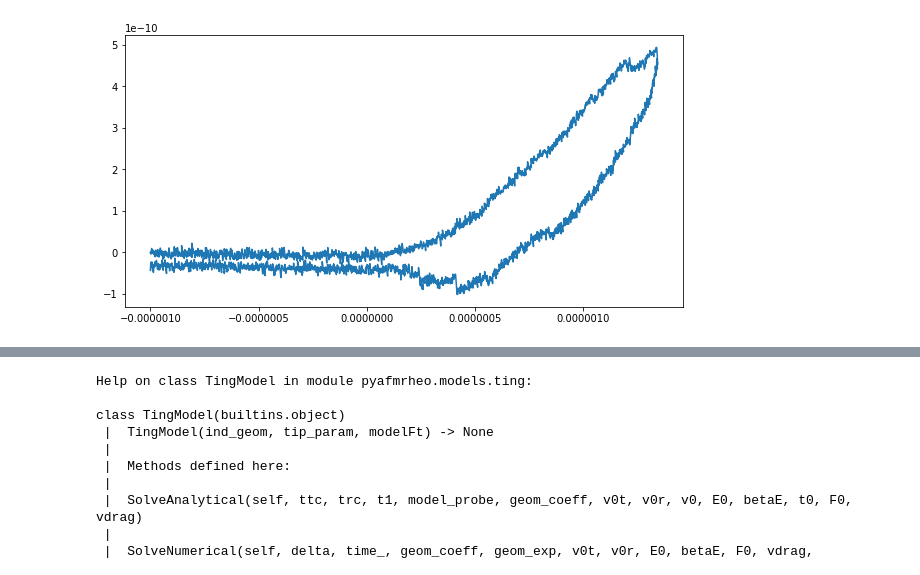
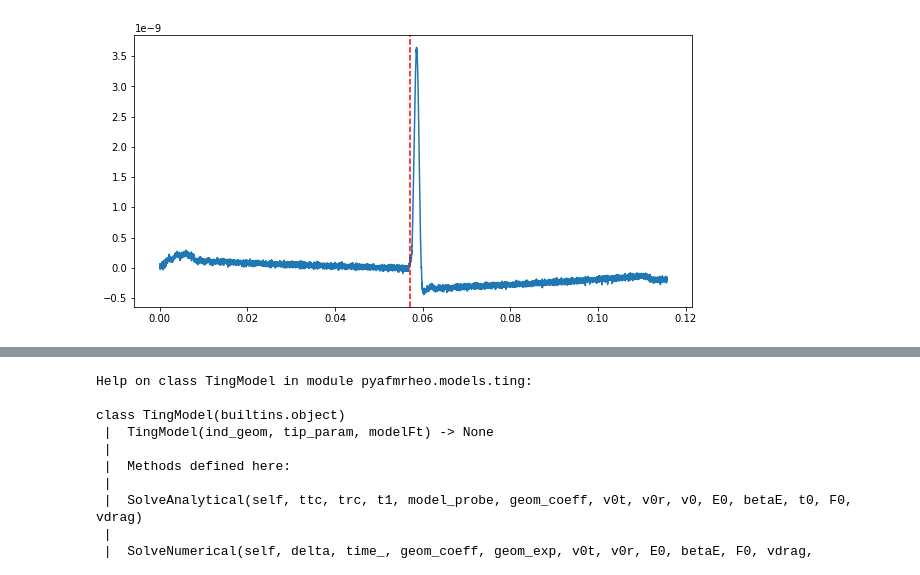
Before and after one commit to jlopezalo/PyFMRheo, a Jupyter notebook: examples/Ting Models Example.ipynb, the cells around one changed output, grey strips where cells are left out. Cells and saved outputs as stored; diff of their text form; code cells hidden in the pictures.

```diff
--- a/examples/Ting Models Example.ipynb
+++ b/examples/Ting Models Example.ipynb
@@ -38,7 +38,7 @@ from pyafmrheo.models.hertz import HertzModel
 from pyafmrheo.models.ting import TingModel
 # %%
 # Define global variables
-file_path = '/Users/javierlopez/Documents/Marseille/05-11-2021/E/map-data-2021.11.05-15.41.45.699.jpk-force-map'
+file_path = '/Users/javierlopez/Documents/testingPyFM/map-data-2021.12.06-19.40.19.296.jpk-force-map'
 # file_path = '/Users/javierlopez/Documents/pyafmreader/tests/testfiles/20200903_Egel2.0_00023.spm'
 # file_path = '/Users/javierlopez/Documents/pyafmreader/tests/testfiles/20200904_Egel4-Z1.0_00025.spm'
 # file_path = '/Users/javierlopez/Documents/pyafmreader/tests/testfiles/08171528.0_00001.pfc'
@@ -54,6 +54,8 @@ deflection_sensitivity = None # m/V
 spring_constant = None # N/m
 # General plotting params
 plt.rcParams["figure.figsize"] = (10,5)
+v0t = 150e-6
+v0r = 150e-6
 # %%
 file = loadfile(file_path)
 # %%
@@ -136,3 +146,8 @@ last_ret_seg_id, last_ret_seg = retract_segments[-1]
 # %%
 # Shift height
 force_curve.shift_height()
+# %%
+t_offset = np.abs(first_ext_seg.zheight[-1] - last_ret_seg.zheight[0]) / v0t
+dt = np.abs(first_ext_seg.time[1] - first_ext_seg.time[0])
+if t_offset > 2 * dt:
+    last_ret_seg.time = last_ret_seg.time + t_offset
@@ -234,20 +255,23 @@ last_ret_seg.get_force_vs_indentation(poc, spring_constant)
 ret_indentation, ret_force, ret_time = last_ret_seg.indentation, last_ret_seg.force, last_ret_seg.time
 # %%
 indentation = np.r_[app_indentation, ret_indentation]
+idx_tc = (np.abs(app_indentation - 0)).argmin()
 force = np.r_[app_force, ret_force]
 t0 = app_time[-1]
 time = np.r_[app_time, ret_time + t0]
+tc = time[idx_tc]
 fit_mask = indentation > (-1 * 1e-6)
 ind_fit = indentation[fit_mask]
 force_fit = force[fit_mask]
 force_fit = force_fit - force_fit[0]
 time_fit = time[fit_mask]
+tc_fit = tc-time_fit[0]
 time_fit = time_fit - time_fit[0]
 tm = time_fit[np.argmax(force_fit)]
-tc = tm/2
 idx_tm = np.argmax(force_fit)
 # %%
-plt.plot(ind_fit, force_fit)
+plt.plot(time, force)
+plt.axvline(x=tc, color='r', linestyle='--')
 plt.show()
 # %% [output]
-[figure, old version]
+[figure, new version]
```
Also changed, not shown: parts of 23 cells of this notebook, 1 other file.
